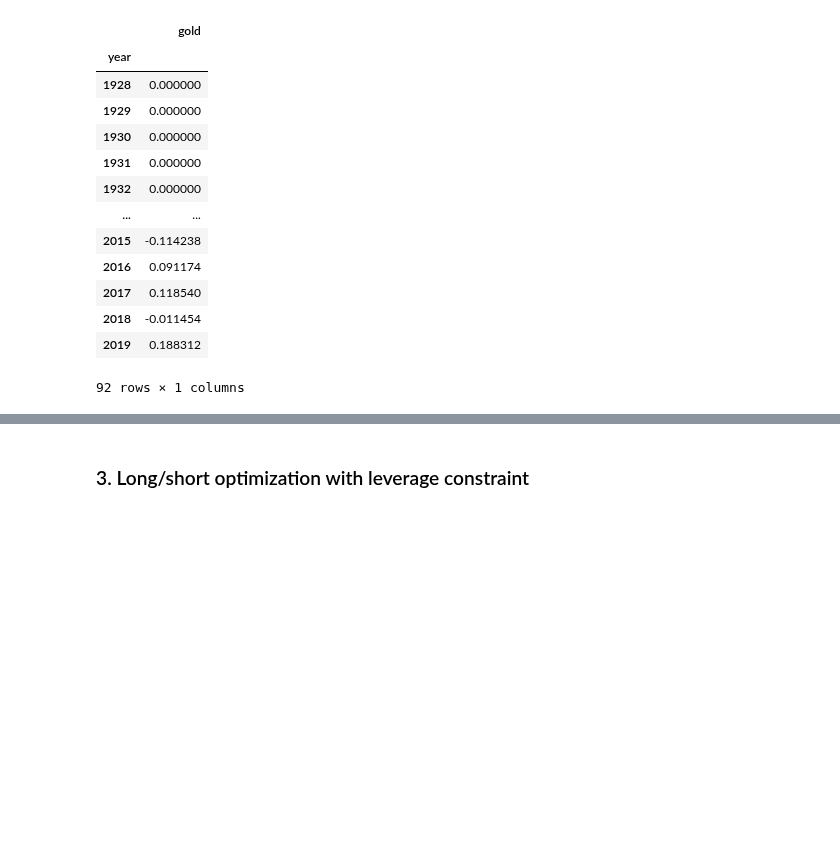
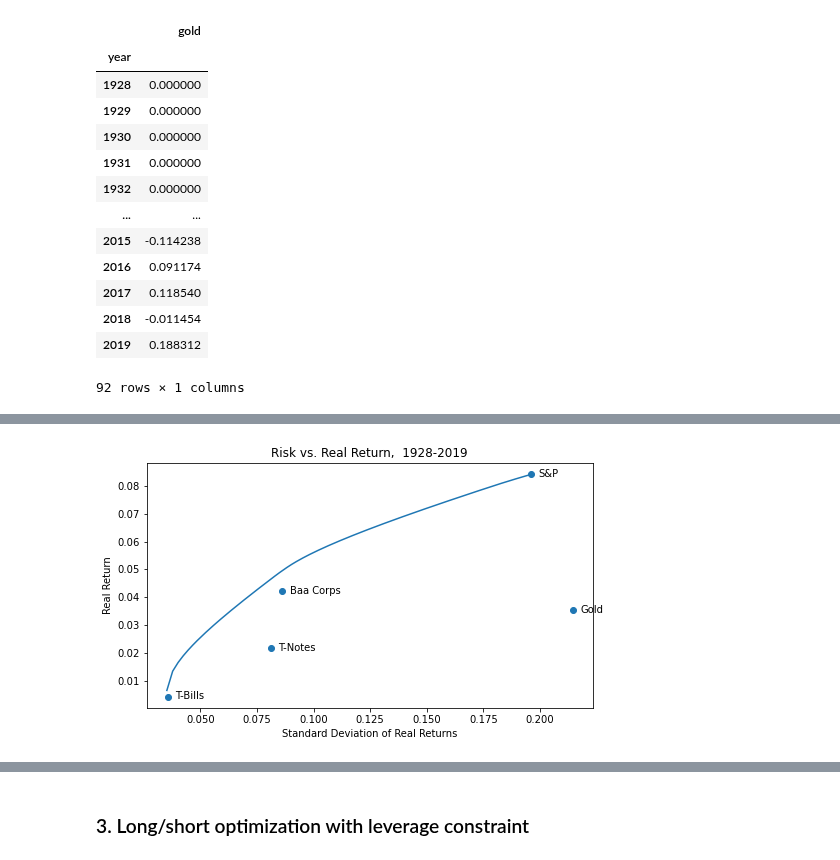
Before and after one commit to druce/portfolio_optimization, a Jupyter notebook: Portfolio optimization.ipynb, the cells around one changed output, grey strips where cells are left out. Cells and saved outputs as stored; diff of their text form; code cells hidden in the pictures; blank space fills up the shorter version.

```diff
--- a/Portfolio optimization.ipynb
+++ b/Portfolio optimization.ipynb
@@ -327,0 +187,22 @@ plt.title("Optimal Portfolio Transition Map");
+# %%
+# compute covariance matrix
+Sigma = np.cov(df.transpose())
+# number of assets
+
+n = Sigma.shape[0]
+# average returns
+mu = df.mean().values
+# asset STDs
+asset_vols = np.sqrt(Sigma.diagonal())
+# variable to optimize over - portfolio weights
+w = cp.Variable(n)
+
+# objectives to optimize
+# portfolio return
+ret = mu.T @ w
+# volatility
+vol = cp.quad_form(w, Sigma)
+
+z = pd.DataFrame([mu, asset_vols], columns=labels)
+z['rows'] = ['real return', 'vol']
+z.set_index('rows')
@@ -327,0 +310,22 @@ plt.title("Optimal Portfolio Transition Map");
+# %%
+# plot efficient frontier
+plt.figure(figsize=(8, 4.5))
+plt.scatter(asset_vols, mu)
+
+x = ret_df['std']
+y = ret_df['return']
+plt.xlabel("Standard Deviation of Real Returns")
+plt.ylabel("Real Return")
+plt.title("Risk vs. Real Return,  %d-%d" % (df.index[0], df.index[-1]))
+
+# plot the data
+plt.plot(x,y)
+
+xoffset = 0.0033
+yoffset = 0.002
+for i, label in enumerate(labels):
+    plt.annotate(label, xy=(asset_vols[i]+xoffset, mu[i]+yoffset),  xycoords='data',
+                horizontalalignment='left', verticalalignment='top',
+               )
+# %% [output]
+[figure, added]
```
Also changed, not shown: parts of 52 cells of this notebook, 3 other files.
